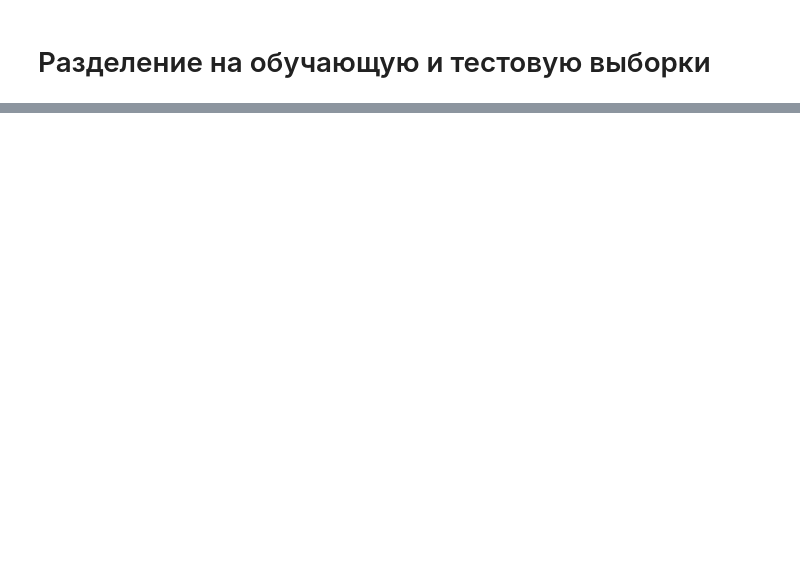
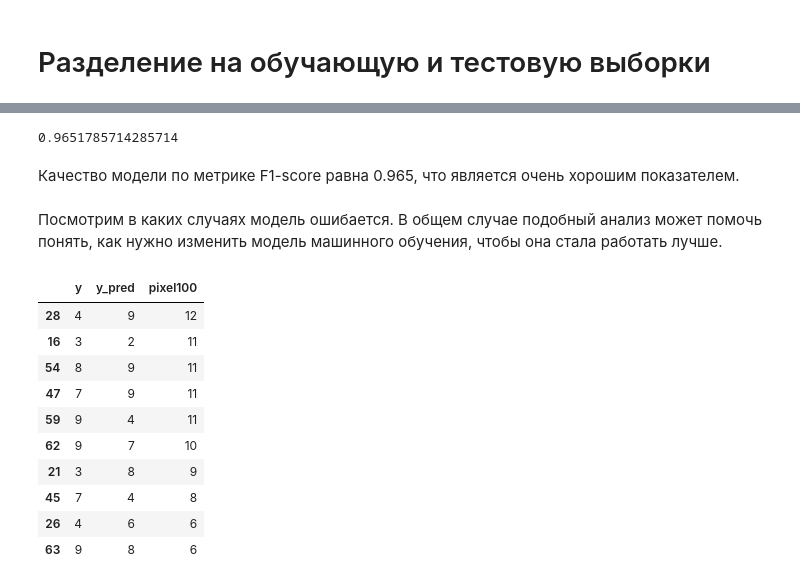
Before and after one commit to Potemeyker/Image_number_definition-Random_forest, a Jupyter notebook: solution.ipynb, the cells around one changed output, grey strips where cells are left out. Saved outputs shown, nothing was run; the diff lists cells and outputs as text; code cells hidden in the pictures; blank space fills up the shorter version.

Commit message:
Завершён блок "Создание и обучение модели".

```diff
--- a/solution.ipynb
+++ b/solution.ipynb
@@ -161,0 +170,5 @@ X_train, X_test, y_train, y_test = train_test_split(X, y, test_size=0.2, random_
+# %%
+%%time
+
+# обучаем модель
+model_100_1.fit(X_train, y_train)
@@ -161,0 +316,9 @@ X_train, X_test, y_train, y_test = train_test_split(X, y, test_size=0.2, random_
+# %%
+# качество модели по метрики F1-score
+f1_score(y_val, y_pred, average='micro')
+# %% [output]
+0.9651785714285714
+# %% [markdown]
+Качество модели по метрике F1-score равна 0.965, что является очень хорошим показателем.
+# %% [markdown]
+Посмотрим в каких случаях модель ошибается. В общем случае подобный анализ может помочь понять, как нужно изменить модель машинного обучения, чтобы она стала работать лучше.
@@ -161,0 +333,15 @@ X_train, X_test, y_train, y_test = train_test_split(X, y, test_size=0.2, random_
+# %%
+# вывод количества пар реальное - предсказываемое значения по таблице с ошибками
+errors.groupby(['y', 'y_pred'], as_index=False).agg({'pixel100': 'count'}).sort_values('pixel100', ascending=False).head(10)
+# %% [output]
+|  | y | y_pred | pixel100 |
+| 28 | 4 | 9 | 12 |
+| 16 | 3 | 2 | 11 |
+| 54 | 8 | 9 | 11 |
+| 47 | 7 | 9 | 11 |
+| 59 | 9 | 4 | 11 |
+| 62 | 9 | 7 | 10 |
+| 21 | 3 | 8 | 9 |
+| 45 | 7 | 4 | 8 |
+| 26 | 4 | 6 | 6 |
+| 63 | 9 | 8 | 6 |
```
Also changed, not shown: parts of 44 cells of this notebook, 1 other file.
